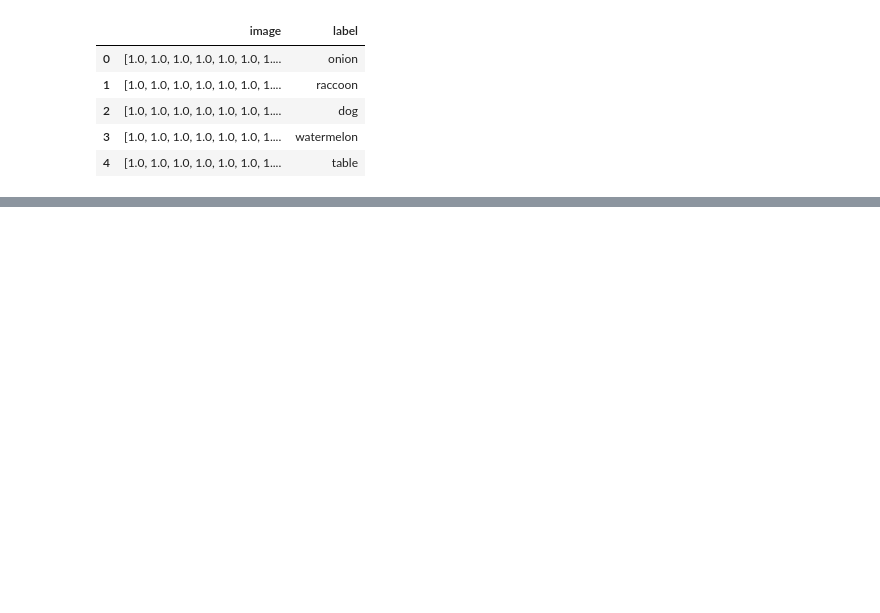
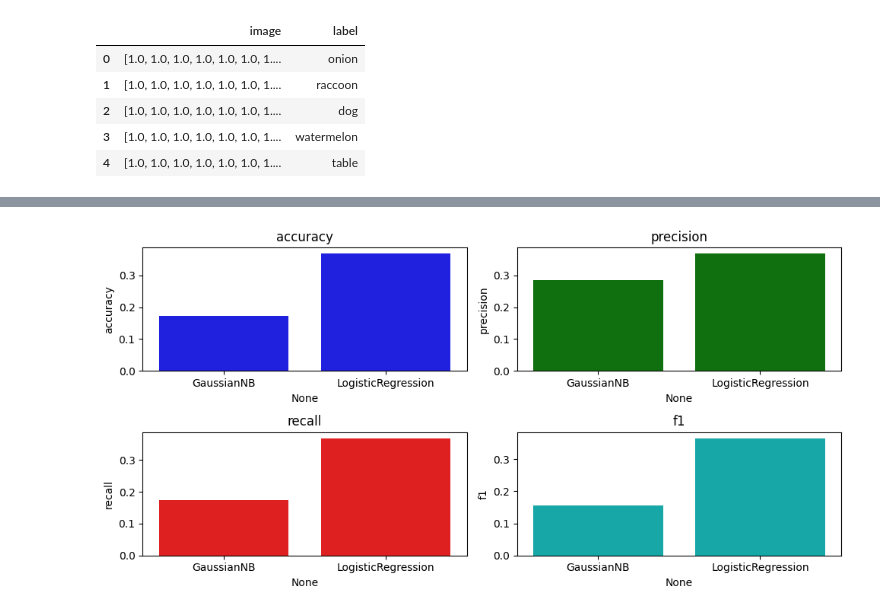
Before and after one commit to mlengineershub/QuickDraw-ML, a Jupyter notebook: experiments/sklearn_exploration.ipynb, the cells around one changed output, grey strips where cells are left out. Saved outputs shown, nothing was run; the diff lists cells and outputs as text; code cells hidden in the pictures; blank space fills up the shorter version.

```diff
--- a/experiments/sklearn_exploration.ipynb
+++ b/experiments/sklearn_exploration.ipynb
@@ -252,0 +349,11 @@ gnb.fit(flattened_data['train']['image'].tolist(), flattened_data['train']['labe
+# %%
+df_metrics = pd.DataFrame([metrics_gnb, lr_metrics], index=['GaussianNB', 'LogisticRegression'])
+fig, axs = plt.subplots(2, 2, figsize=(10, 5))
+colors = ['b', 'g', 'r', 'c']
+for i, metric in enumerate(['accuracy', 'precision', 'recall', 'f1']):
+    sns.barplot(x=df_metrics.index, y=df_metrics[metric], ax=axs[i//2, i%2], color=colors[i])
+    axs[i//2, i%2].set_title(metric)
+plt.tight_layout()
+plt.show()
+# %% [output]
+[figure, added]
```
Also changed, not shown: parts of 26 cells of this notebook, 4 other files.
